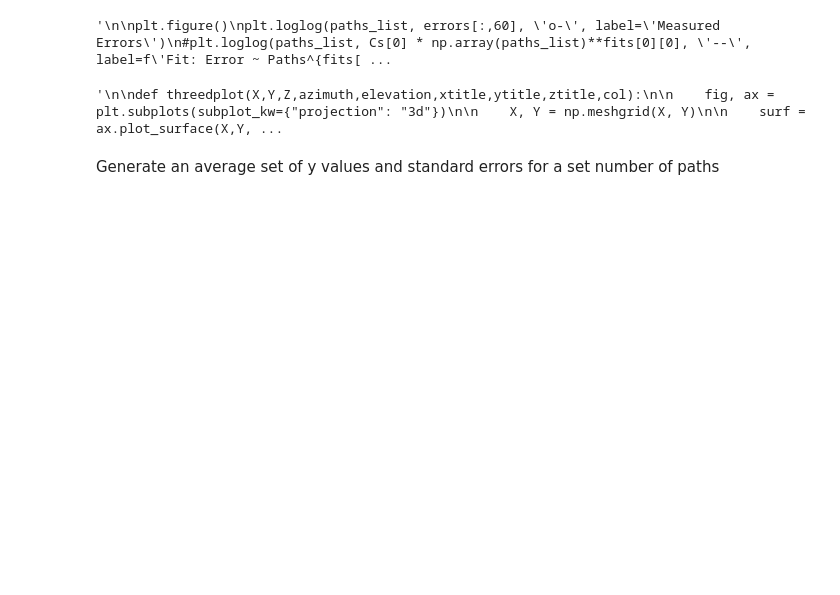
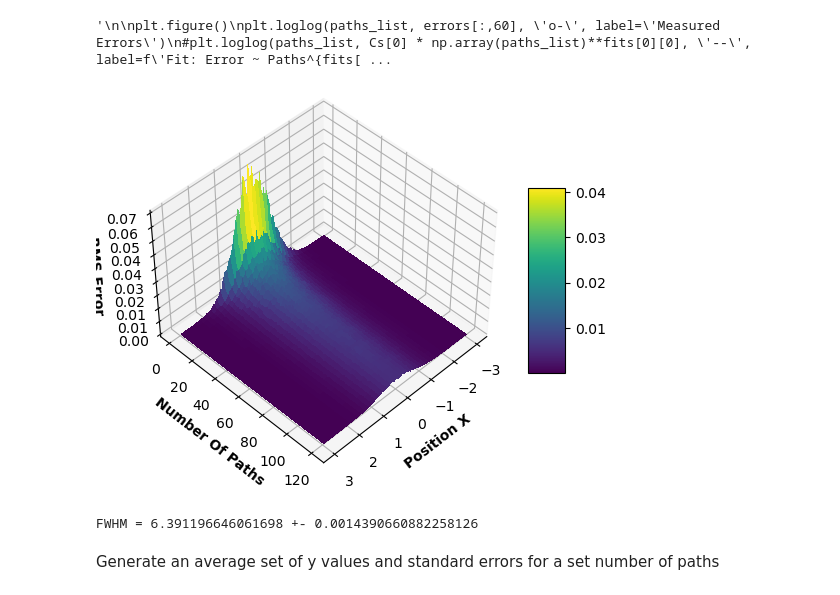
Before and after one commit to Wildeofthewest1/ProjectRepo, a Jupyter notebook: FeynmanPathIntegralJUPYTER.ipynb, the cells around one changed output. Drawn from its saved outputs; the diff is of its cells as text; code cells hidden in the pictures; blank space fills up the shorter version.

```diff
--- a/FeynmanPathIntegralJUPYTER.ipynb
+++ b/FeynmanPathIntegralJUPYTER.ipynb
@@ -3941,8 +3979,6 @@ def heatmap2d(arr):
 # %% [output]
 '\n\nplt.figure()\nplt.loglog(paths_list, errors[:,60], \'o-\', label=\'Measured Errors\')\n#plt.loglog(paths_list, Cs[0] * np.array(paths_list)**fits[0][0], \'--\', label=f\'Fit: Error ~ Paths^{fits[ ...
 # %%
-"""
-
 def threedplot(X,Y,Z,azimuth,elevation,xtitle,ytitle,ztitle,col):
 
     fig, ax = plt.subplots(subplot_kw={"projection": "3d"})
@@ -3967,30 +4003,30 @@ def threedplot(X,Y,Z,azimuth,elevation,xtitle,ytitle,ztitle,col):
 
     plt.xlabel(xtitle,weight = "bold")
     plt.ylabel(ytitle,weight = "bold")
+    ax.set_zlabel(ztitle,weight = "bold")
 
 
     plt.show()
-
-X = xs
-Y = paths_list
-Z = errors
-
-threedplot(X,Y,Z,45,45,"Position X","Number Of Paths","Error","viridis")
-
-#threedplot(X,np.log(Y),np.log(Z))
-FWHMs = []
-for i in range(len(paths_list)):
-    sigma = np.std(np.log(errors[i]))
-    FWHMs.append(2*np.sqrt(2*np.log(2))*sigma)
-
-FWHM = np.mean(FWHMs)
-FWHMerr = np.std(FWHMs)/np.sqrt(len(paths_list))
-
-print("FWHM = {} +- {}".format(FWHM,FWHMerr))
-
-"""
-# %% [output]
-'\n\ndef threedplot(X,Y,Z,azimuth,elevation,xtitle,ytitle,ztitle,col):\n\n    fig, ax = plt.subplots(subplot_kw={"projection": "3d"})\n\n    X, Y = np.meshgrid(X, Y)\n\n    surf = ax.plot_surface(X,Y, ...
+# %%
+X = np.arange(xi,0.05-xi,0.05)#xs
+Y = paths_list
+Z = errors
+
+threedplot(X,Y,Z,45,45,"Position X","Number Of Paths","RMS Error","viridis")
+
+#threedplot(X,np.log(Y),np.log(Z))
+FWHMs = []
+for i in range(len(paths_list)):
+    sigma = np.std(np.log(errors[i]))
+    FWHMs.append(2*np.sqrt(2*np.log(2))*sigma)
+
+FWHM = np.mean(FWHMs)
+FWHMerr = np.std(FWHMs)/np.sqrt(len(paths_list))
+
+print("FWHM = {} +- {}".format(FWHM,FWHMerr))
+# %% [output]
+[figure, added]
+FWHM = 6.391196646061698 +- 0.0014390660882258126
 # %% [markdown]
 Generate an average set of y values and standard errors for a set number of paths
 # %%
```
Also changed, not shown: parts of 13 cells of this notebook, 1 other file.
